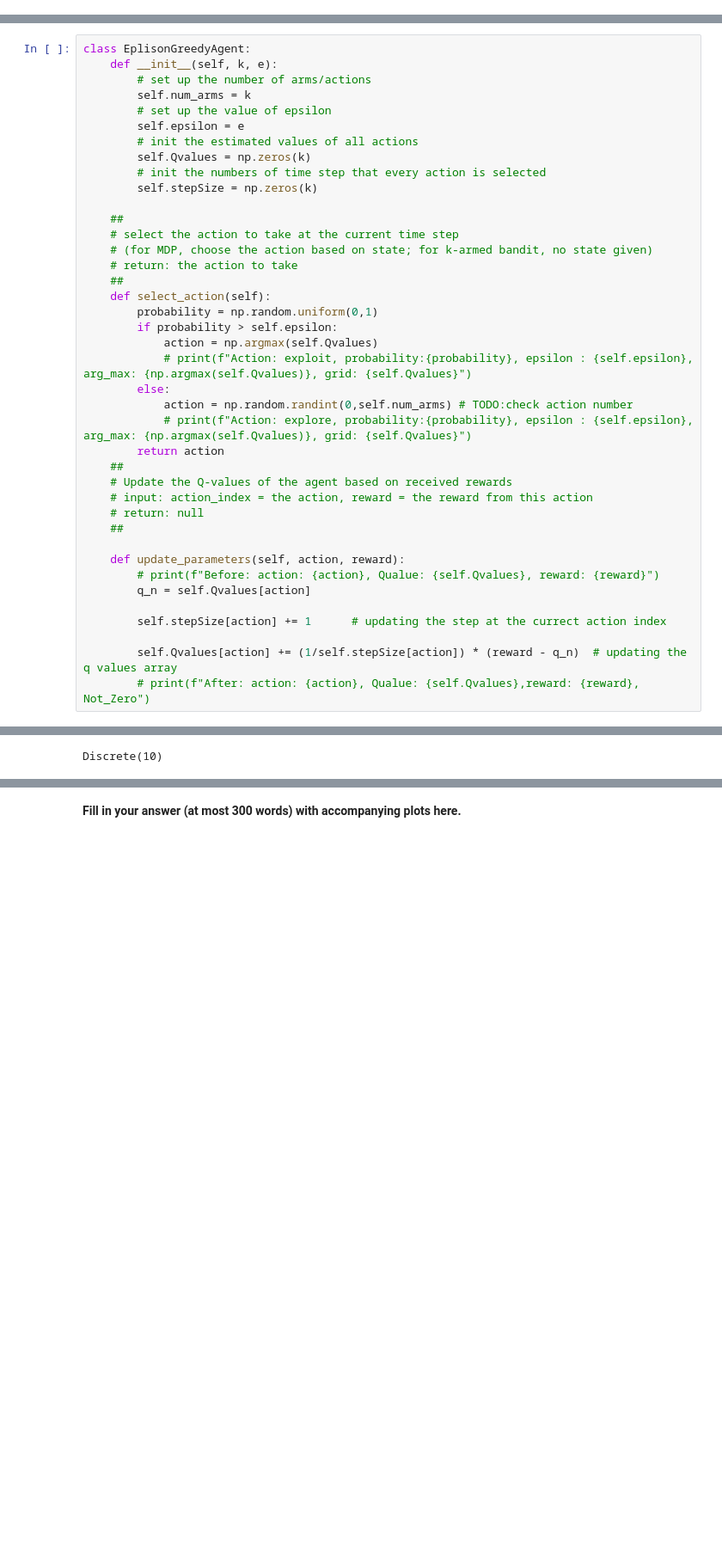
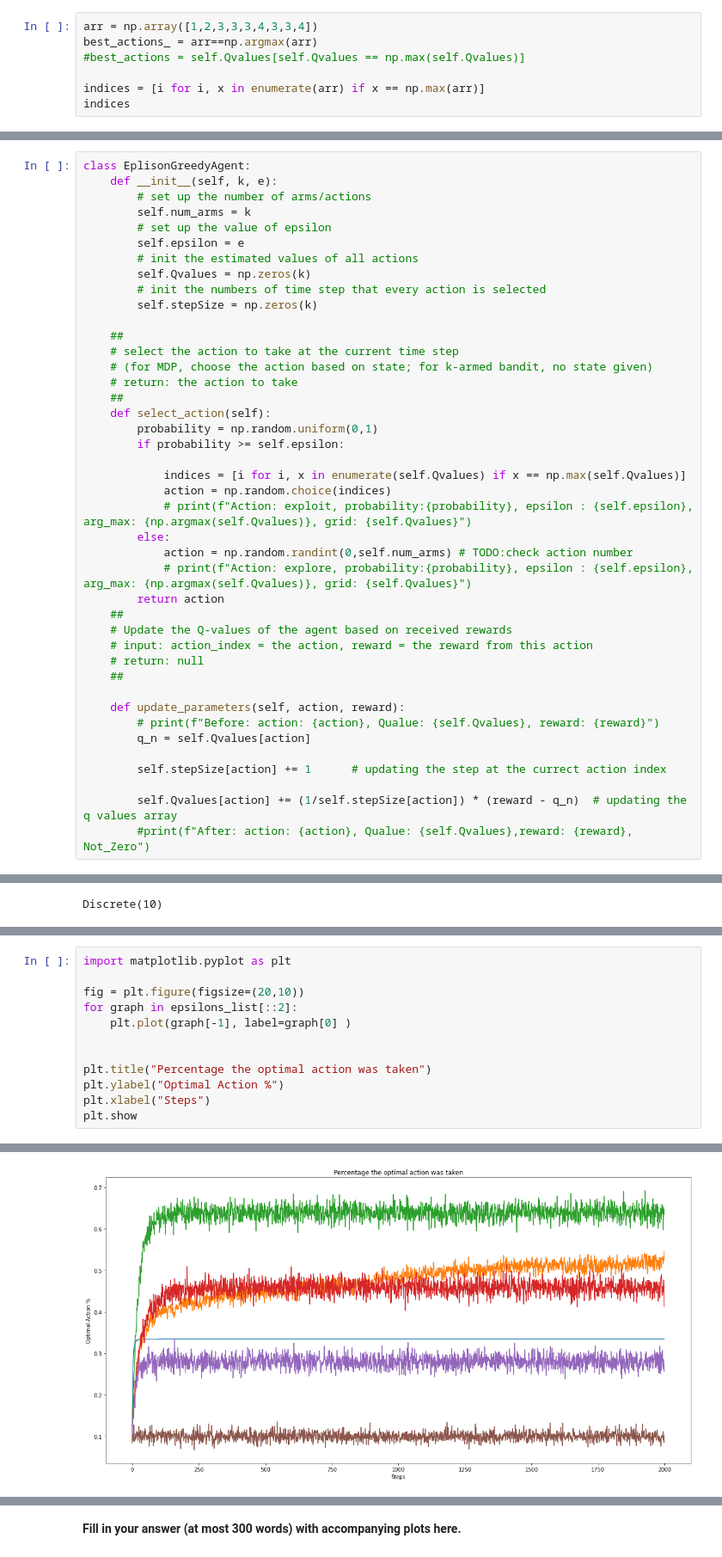
Before and after one commit to idangrady/INFOMAML, a Jupyter notebook: Programming_Assignments/Assignment_1/AML_ass1.ipynb, the cells around one changed output, grey strips where cells are left out. Shown at 86% size. Drawn from its saved outputs; the diff is of its cells as text; blank space fills up the shorter version.

```diff
--- a/Programming_Assignments/Assignment_1/AML_ass1.ipynb
+++ b/Programming_Assignments/Assignment_1/AML_ass1.ipynb
@@ -147,3 +147,10 @@ class GamblingRoom(gym.Env):
 In this part, you are expected to implement an RL agent. To decide the action to take at each time step, this agent uses the epsilon greedy algorithm introduced in the lecture.
 
 **Please fill in the missing codes in function select_action (1.5 points) and update_parameters (1 point) in the agent.** Feel free to import the needed packages if there are any.
+# %%
+arr = np.array([1,2,3,3,3,4,3,3,4])
+best_actions_ = arr==np.argmax(arr)
+#best_actions = self.Qvalues[self.Qvalues == np.max(self.Qvalues)]
+
+indices = [i for i, x in enumerate(arr) if x == np.max(arr)]
+indices
@@ -166,8 +175,10 @@ class EplisonGreedyAgent:
     ##
     def select_action(self):
         probability = np.random.uniform(0,1)
-        if probability > self.epsilon:
-            action = np.argmax(self.Qvalues)
+        if probability >= self.epsilon:
+
+            indices = [i for i, x in enumerate(self.Qvalues) if x == np.max(self.Qvalues)]
+            action = np.random.choice(indices)
             # print(f"Action: exploit, probability:{probability}, epsilon : {self.epsilon}, arg_max: {np.argmax(self.Qvalues)}, grid: {self.Qvalues}")
         else:
             action = np.random.randint(0,self.num_arms) # TODO:check action number
@@ -186,7 +197,7 @@ class EplisonGreedyAgent:
         self.stepSize[action] += 1      # updating the step at the currect action index
 
         self.Qvalues[action] += (1/self.stepSize[action]) * (reward - q_n)  # updating the q values array
-        # print(f"After: action: {action}, Qualue: {self.Qvalues},reward: {reward}, Not_Zero")
+        #print(f"After: action: {action}, Qualue: {self.Qvalues},reward: {reward}, Not_Zero")
 # %% [markdown]
 ### 4. Run the simulation, play with parameters and analyse results
 
@@ -318,0 +340,13 @@ plt.show
+# %%
+import matplotlib.pyplot as plt
+
+fig = plt.figure(figsize=(20,10))
+for graph in epsilons_list[::2]:
+    plt.plot(graph[-1], label=graph[0] )
+
+
+plt.title("Percentage the optimal action was taken")
+plt.ylabel("Optimal Action %")
+plt.xlabel("Steps")
+plt.show
+# %% [output]
@@ -319,3 +354,4 @@ plt.show
+[figure, added]
 # %% [markdown]
 Now it's time to examine the performance of algorithms with different epsilon values (different exploration strategies) in multiple simulation runs.
 
```
Also changed, not shown: parts of 6 cells of this notebook.
